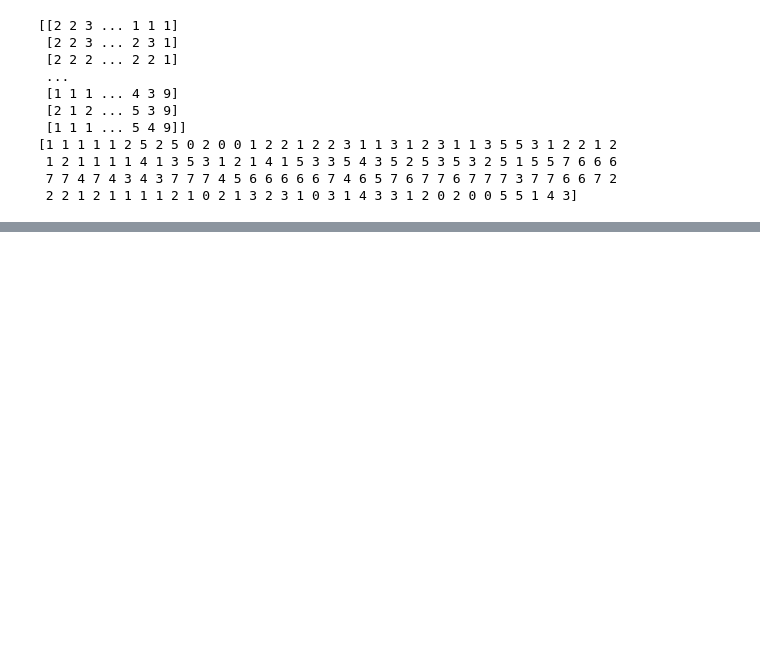
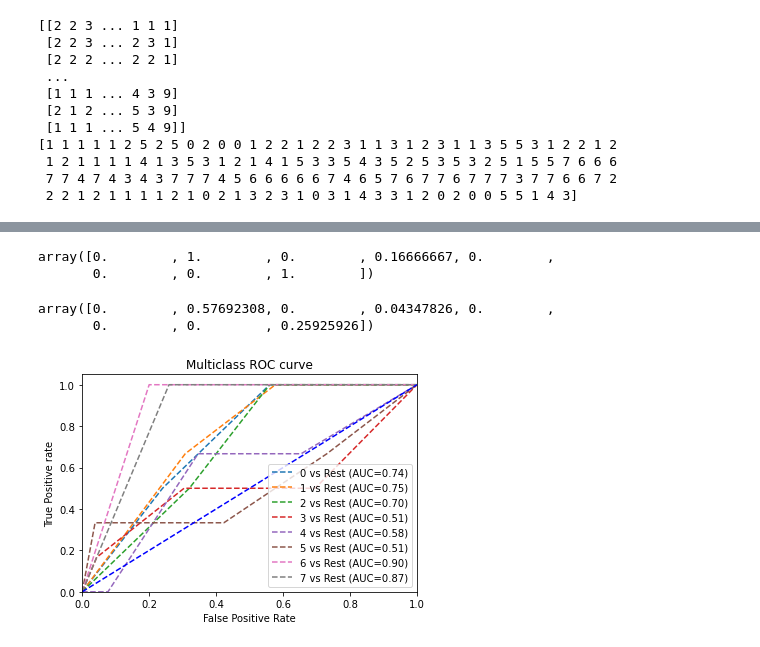
Before and after one commit to Nethmini-Bandara/student_evalution_analysis_scikit-learn, a Jupyter notebook: student_evaluation_decision_tree_classification.ipynb, the cells around one changed output, grey strips where cells are left out. Cells and saved outputs as stored; diff of their text form; code cells hidden in the pictures; blank space fills up the shorter version.

```diff
--- a/student_evaluation_decision_tree_classification.ipynb
+++ b/student_evaluation_decision_tree_classification.ipynb
@@ -81,0 +144,58 @@ weighted avg       0.19      0.24      0.21        29
+# %%
+TPR
+# %% [output]
+array([0.        , 1.        , 0.        , 0.16666667, 0.        ,
+       0.        , 0.        , 1.        ])
+# %%
+FPR
+# %% [output]
+array([0.        , 0.57692308, 0.        , 0.04347826, 0.        ,
+       0.        , 0.        , 0.25925926])
+# %%
+from sklearn.preprocessing import LabelEncoder
+label_encoder=LabelEncoder()
+label_encoder.fit(y)
+y=label_encoder.transform(y)
+classes=label_encoder.classes_
+
+
+# from sklearn.naive_bayes import MultinomialNB
+# classifier = MultinomialNB(alpha = 0.1)
+# classifier.fit(x_train, y_train)
+
+# y_pred = classifier.predict(x_test)
+pred_prob = classifier.predict_proba(X_test)
+
+
+from sklearn.preprocessing import label_binarize
+from sklearn.metrics import roc_curve,auc
+
+y_test_binarized=label_binarize(y_test,classes=np.unique(y_test))
+
+# roc curve for classes
+fpr = {}
+tpr = {}
+thresh ={}
+roc_auc = dict()
+
+n_class = classes.shape[0]
+
+for i in range(n_class):
+    fpr[i], tpr[i], thresh[i] = roc_curve(y_test_binarized[:,i], pred_prob[:,i])
+
+    roc_auc[i] = auc(fpr[i], tpr[i])
+
+    # plotting
+    plt.plot(fpr[i], tpr[i], linestyle='--',
+             label='%s vs Rest (AUC=%0.2f)'%(classes[i],roc_auc[i]))
+
+plt.plot([0,1],[0,1],'b--')
+plt.xlim([0,1])
+plt.ylim([0,1.05])
+plt.title('Multiclass ROC curve')
+plt.xlabel('False Positive Rate')
+plt.ylabel('True Positive rate')
+plt.legend(loc='lower right')
+plt.show()
+# %% [output]
+[figure, added]
```
Also changed, not shown: parts of 15 cells of this notebook, 6 other files.
